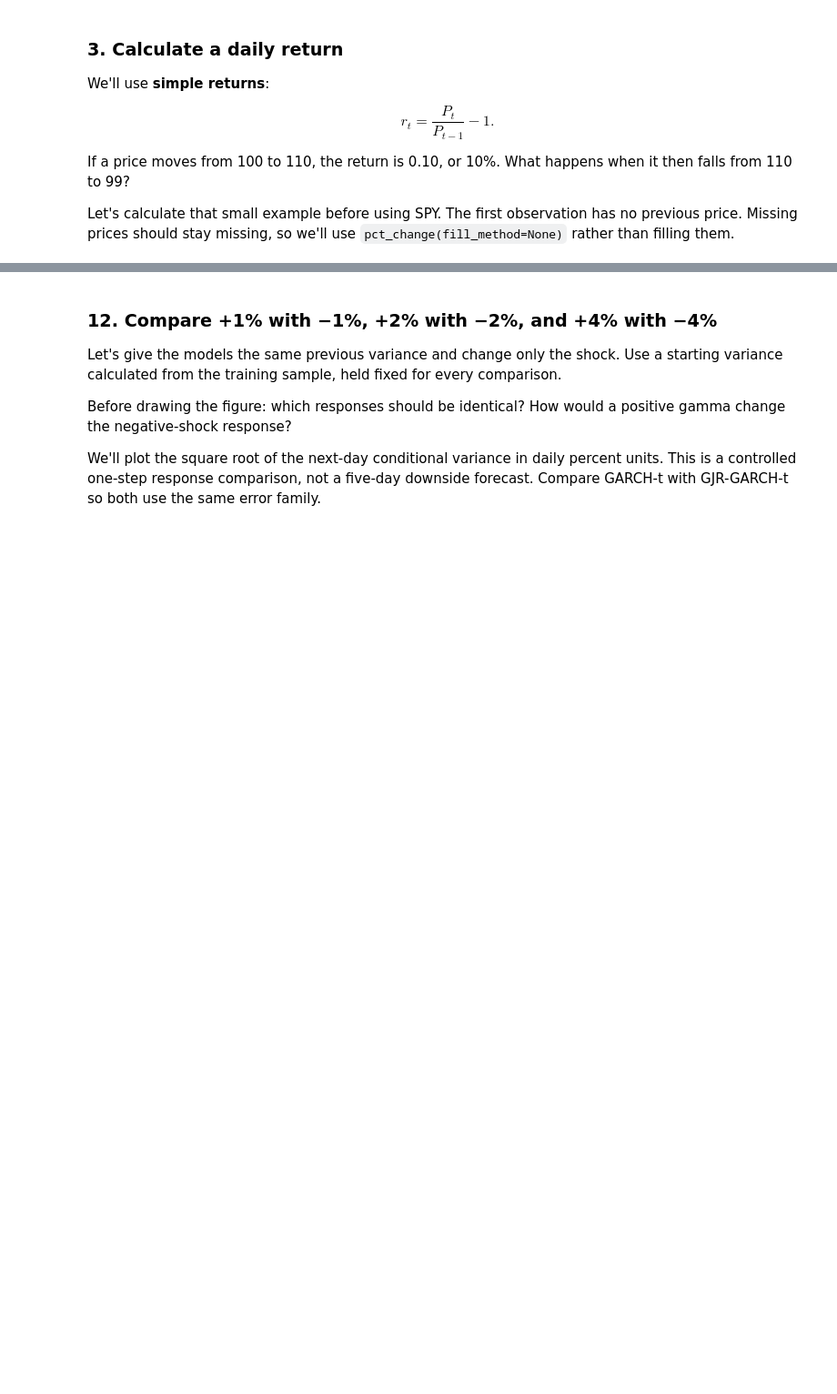
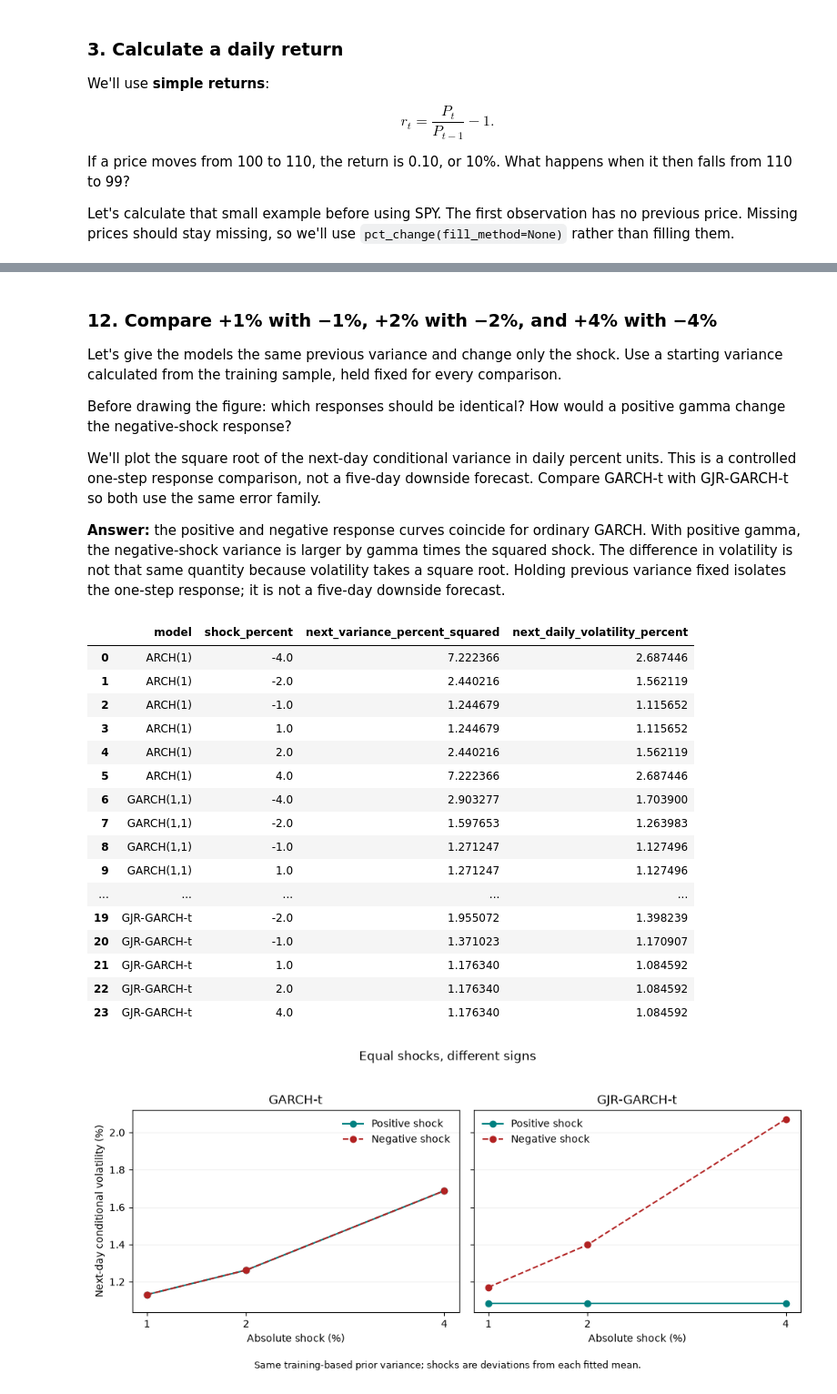
Before and after one commit to rwuebker/left-tail-volatility, a Jupyter notebook: notebooks/01_garch_foundations.ipynb, the cells around one changed output, grey strips where cells are left out. Shown at 91% size. Cells and saved outputs as stored; diff of their text form; code cells hidden in the pictures; blank space fills up the shorter version.

Commit message:
Prepare Part 1 article, equations, and reviewed notebook results

```diff
--- a/notebooks/01_garch_foundations.ipynb
+++ b/notebooks/01_garch_foundations.ipynb
@@ -184,4 +583,5 @@ We'll change only `dist='StudentsT'` and compare the estimates. [Package example
 # %%
-# Together: fit GARCH(1,1) with Student-t errors.
-# Find nu. Compare alpha, beta, and the fitted mean with the normal-error model.
-# How many parameters did we add?
+garch_t_fit = fit_one_model("GARCH-t")
+print("Student-t degrees of freedom:", garch_t_fit.params["nu"])
+display(pd.DataFrame({"GARCH normal": garch_fit.params, "GARCH Student-t": garch_t_fit.params}))
+print("Additional parameters:", len(garch_t_fit.params) - len(garch_fit.params))
@@ -202,5 +635,8 @@ We'll estimate gamma and examine the result, including any coefficients near the
 # %%
-# Together: fit GJR-GARCH-t with p=1, o=1, q=1, dist='StudentsT'.
-# Compare alpha with alpha + gamma.
-# Calculate persistence using the asymmetric model's formula.
-# Inspect convergence and any boundary estimates.
+gjr_fit = fit_one_model("GJR-GARCH-t")
+print("Positive shock coefficient:", gjr_fit.params["alpha[1]"])
+print("Negative shock coefficient:", gjr_fit.params["alpha[1]"] + gjr_fit.params["gamma[1]"])
+print("Persistence (alpha + beta + gamma/2):", persistence(gjr_fit.params))
+# Numerical diagnostic heuristic: 1e-6 means 'very close to zero', not a significance test.
+if abs(gjr_fit.params["alpha[1]"]) < 1e-6:
+    print("Alpha is close to its zero boundary; inspect stability before interpreting it.")
@@ -212,12 +676,65 @@ Let's give the models the same previous variance and change only the shock. Use
 Before drawing the figure: which responses should be identical? How would a positive gamma change the negative-shock response?
 
 We'll plot the square root of the next-day conditional variance in daily percent units. This is a controlled one-step response comparison, not a five-day downside forecast. Compare GARCH-t with GJR-GARCH-t so both use the same error family.
+
+**Answer:** the positive and negative response curves coincide for ordinary GARCH. With positive gamma, the negative-shock variance is larger by gamma times the squared shock. The difference in volatility is not that same quantity because volatility takes a square root. Holding previous variance fixed isolates the one-step response; it is not a five-day downside forecast.
 # %%
+from left_tail.garch import next_variance, shock_table
+from IPython.display import Image
+
 shock_sizes_percent = np.array([1.0, 2.0, 4.0])
+prior_variance = train_percent.var(ddof=0)
+shock_responses = shock_table(fits, prior_variance)
+display(shock_responses)
+# Verify the symmetric model reacts equally to either sign.
+np.testing.assert_allclose(
+    next_variance(garch_t_fit.params, shock_sizes_percent, prior_variance),
+    next_variance(garch_t_fit.params, -shock_sizes_percent, prior_variance),
+)
+# The extra negative-shock variance is gamma times shock squared.
+np.testing.assert_allclose(
+    next_variance(gjr_fit.params, -shock_sizes_percent, prior_variance)
+    - next_variance(gjr_fit.params, shock_sizes_percent, prior_variance),
+    gjr_fit.params["gamma[1]"] * shock_sizes_percent**2,
+)
 
-# Together: implement one step of the variance equations.
-# Evaluate positive and negative shocks at the same prior variance.
-# Check the values, then draw and export the comparison figure.
+fig, axes = plt.subplots(1, 2, figsize=(10, 4.5), sharey=True)
+for ax, name in zip(axes, ["GARCH-t", "GJR-GARCH-t"]):
+    for sign, label, color in [(1, "Positive shock", "teal"), (-1, "Negative shock", "firebrick")]:
+        response = np.sqrt(next_variance(fits[name].params, sign * shock_sizes_percent, prior_variance))
+        ax.plot(shock_sizes_percent, response, marker="o", label=label, color=color,
+                linestyle="-" if sign == 1 else "--")
+    ax.set(title=name, xlabel="Absolute shock (%)", xticks=shock_sizes_percent)
+    ax.grid(axis="y", alpha=.2)
+    ax.legend(frameon=False)
+axes[0].set_ylabel("Next-day conditional volatility (%)")
+fig.suptitle("Equal shocks, different signs")
+fig.text(.5, .01, "Same training-based prior variance; shocks are deviations from each fitted mean.",
+         ha="center", fontsize=9)
+fig.tight_layout(rect=(0, .05, 1, .95))
+figure_dir = ROOT / "results/figures"
+figure_dir.mkdir(parents=True, exist_ok=True)
+fig.savefig(figure_dir / "notebook_shock_responses.png", dpi=220, bbox_inches="tight")
+plt.show()
+# %% [output]
+|  | model | shock_percent | next_variance_percent_squared | next_daily_volatility_percent |
+| 0 | ARCH(1) | -4.0 | 7.222366 | 2.687446 |
+| 1 | ARCH(1) | -2.0 | 2.440216 | 1.562119 |
+| 2 | ARCH(1) | -1.0 | 1.244679 | 1.115652 |
+| 3 | ARCH(1) | 1.0 | 1.244679 | 1.115652 |
+| 4 | ARCH(1) | 2.0 | 2.440216 | 1.562119 |
+| 5 | ARCH(1) | 4.0 | 7.222366 | 2.687446 |
+| 6 | GARCH(1,1) | -4.0 | 2.903277 | 1.703900 |
+| 7 | GARCH(1,1) | -2.0 | 1.597653 | 1.263983 |
+| 8 | GARCH(1,1) | -1.0 | 1.271247 | 1.127496 |
+| 9 | GARCH(1,1) | 1.0 | 1.271247 | 1.127496 |
+| ... | ... | ... | ... | ... |
+| 19 | GJR-GARCH-t | -2.0 | 1.955072 | 1.398239 |
+| 20 | GJR-GARCH-t | -1.0 | 1.371023 | 1.170907 |
+| 21 | GJR-GARCH-t | 1.0 | 1.176340 | 1.084592 |
+| 22 | GJR-GARCH-t | 2.0 | 1.176340 | 1.084592 |
+| 23 | GJR-GARCH-t | 4.0 | 1.176340 | 1.084592 |
+[figure, added]
 # %% [markdown]
 ### 13. How much data did these fits use?
 
```
Also changed, not shown: parts of 31 cells of this notebook, 30 other files.
